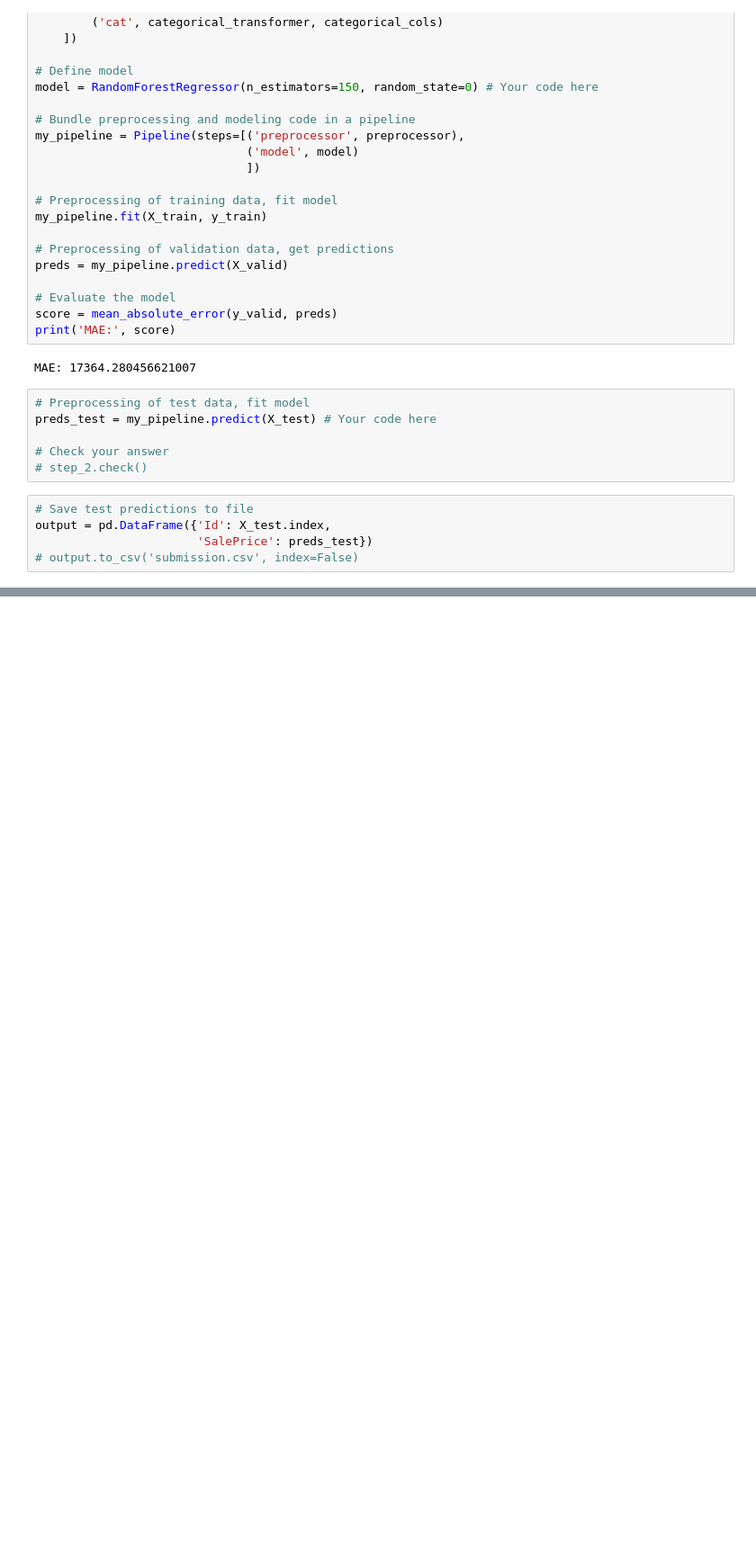
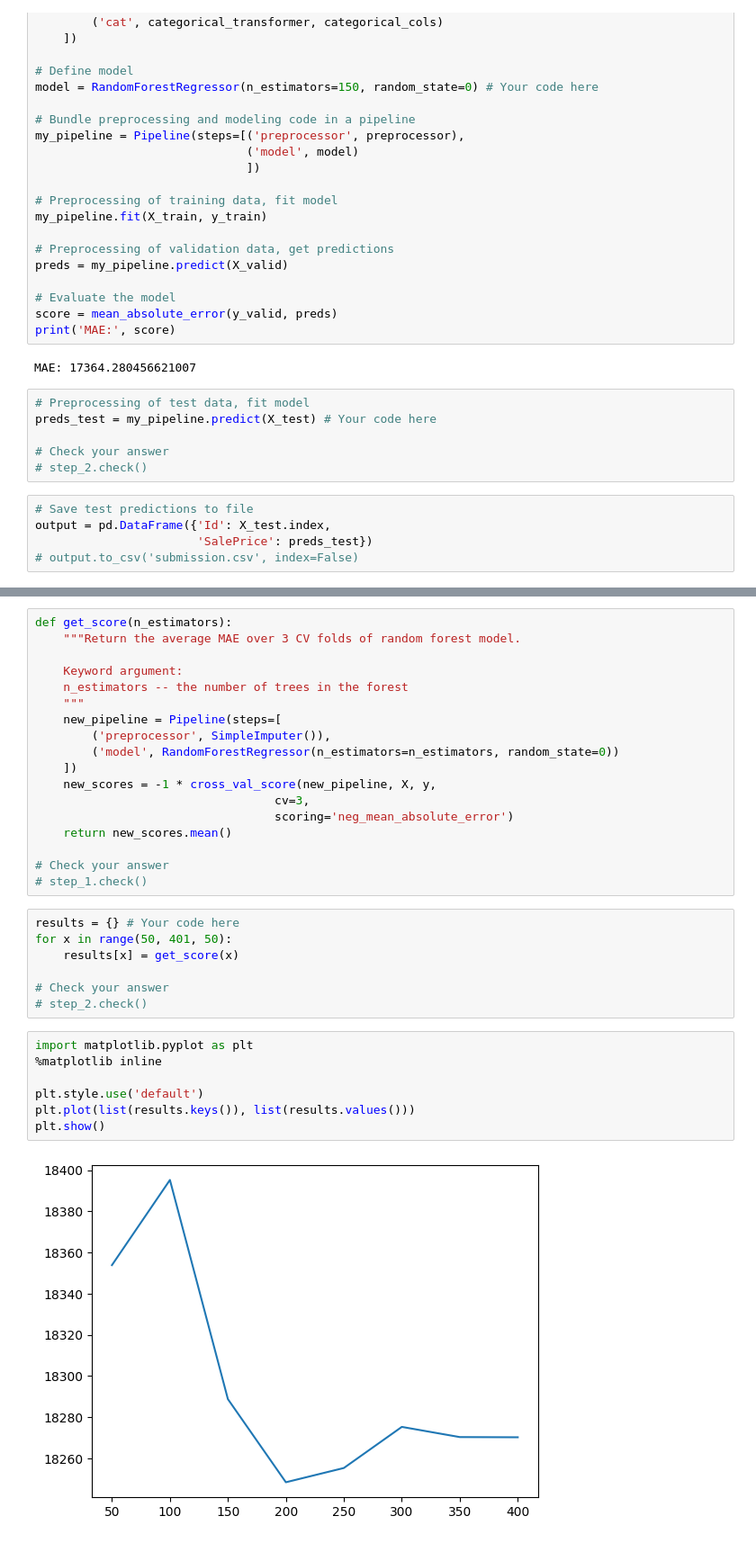
Before and after one commit to Samin005/Kaggle-Projects, a Jupyter notebook: Housing Prices/Intermediate ML/Version 1.ipynb, the cells around one changed output, grey strips where cells are left out. Shown at 90% size. Drawn from its saved outputs; the diff is of its cells as text; blank space fills up the shorter version.

```diff
--- a/Housing Prices/Intermediate ML/Version 1.ipynb
+++ b/Housing Prices/Intermediate ML/Version 1.ipynb
@@ -564,0 +608,34 @@ output = pd.DataFrame({'Id': X_test.index,
+# %%
+def get_score(n_estimators):
+    """Return the average MAE over 3 CV folds of random forest model.
+
+    Keyword argument:
+    n_estimators -- the number of trees in the forest
+    """
+    new_pipeline = Pipeline(steps=[
+        ('preprocessor', SimpleImputer()),
+        ('model', RandomForestRegressor(n_estimators=n_estimators, random_state=0))
+    ])
+    new_scores = -1 * cross_val_score(new_pipeline, X, y,
+                                  cv=3,
+                                  scoring='neg_mean_absolute_error')
+    return new_scores.mean()
+
+# Check your answer
+# step_1.check()
+# %%
+results = {} # Your code here
+for x in range(50, 401, 50):
+    results[x] = get_score(x)
+
+# Check your answer
+# step_2.check()
+# %%
+import matplotlib.pyplot as plt
+%matplotlib inline
+
+plt.style.use('default')
+plt.plot(list(results.keys()), list(results.values()))
+plt.show()
+# %% [output]
+[figure, added]
```
Also changed, not shown: parts of 6 cells of this notebook.
